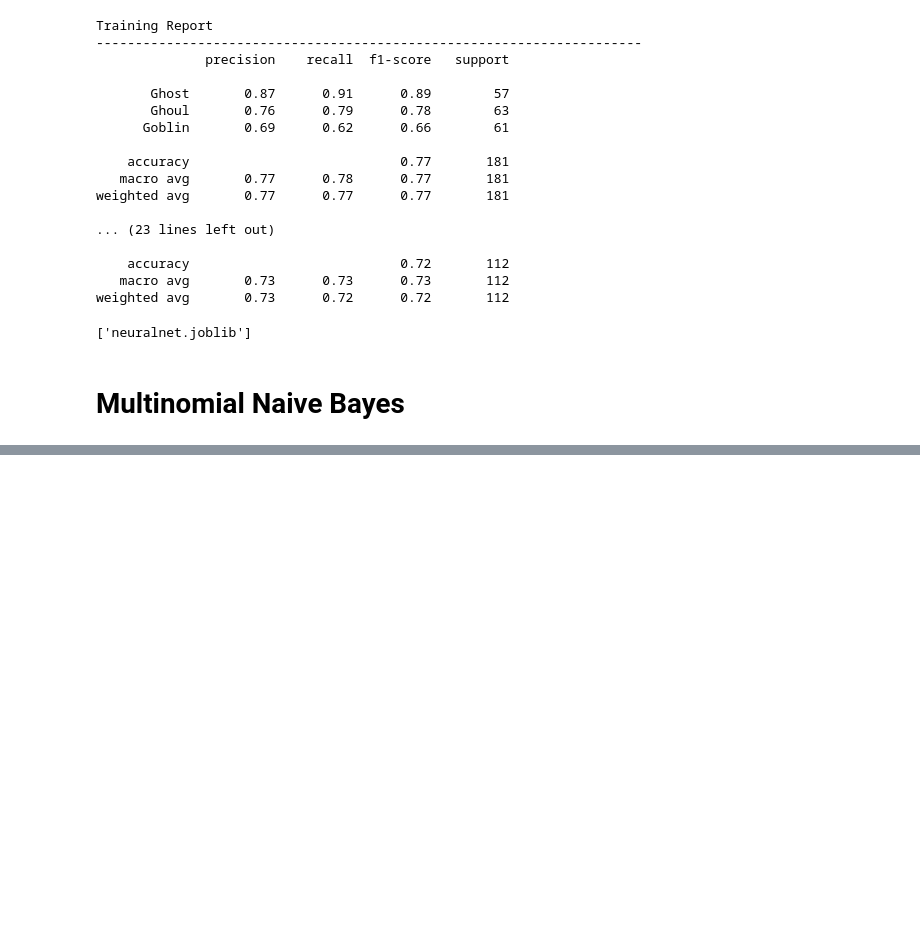
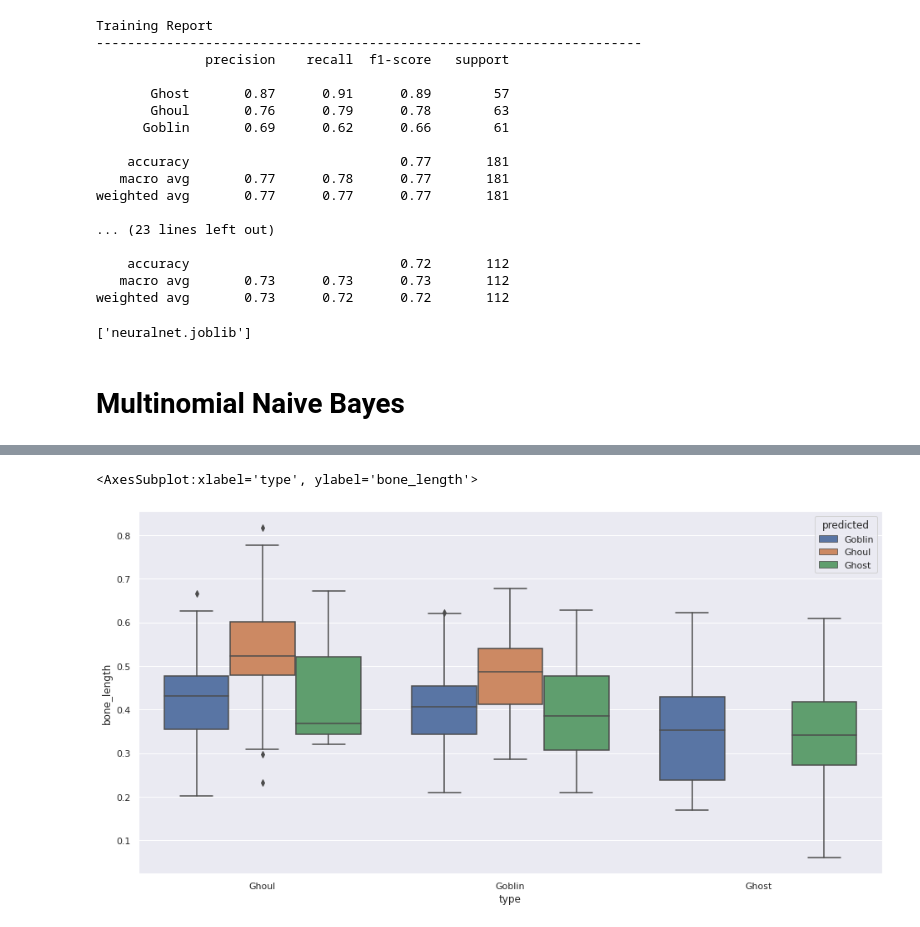
Before and after one commit to it176131/Ghouls-Goblins-and-Ghosts...-Boo-, a Jupyter notebook: Ghouls, Goblins, and Ghosts... Boo!.ipynb, the cells around one changed output, grey strips where cells are left out. Saved outputs shown, nothing was run; the diff lists cells and outputs as text; code cells hidden in the pictures; blank space fills up the shorter version.

Commit message:
working on confusion matrix trying to determine what causes incorrect predictions

```diff
--- a/Ghouls, Goblins, and Ghosts... Boo!.ipynb
+++ b/Ghouls, Goblins, and Ghosts... Boo!.ipynb
@@ -642,0 +686,14 @@ joblib.dump(rscv.best_estimator_, "svm.joblib", compress=True)
+# %%
+logreg = joblib.load("logreg.joblib")
+
+logreg_predict = logreg.predict(X)
+
+logreg_predict = pd.Series(logreg_predict, index=X.index)
+
+logreg_confusion_matrix = pd.DataFrame(
+    confusion_matrix(y_true=y, y_pred=logreg_predict),
+    index=pd.MultiIndex.from_product([["Actual"], y.sort_values().unique()]),
+    columns=pd.MultiIndex.from_product([["Predicted"], y.sort_values().unique()]),
+)
+
+logreg_confusion_matrix
@@ -642,0 +706,25 @@ joblib.dump(rscv.best_estimator_, "svm.joblib", compress=True)
+# %%
+logreg_XyP = pd.concat([X, y, logreg_predict], axis=1)
+
+logreg_XyP.rename(columns={
+    0 : "predicted"
+}, inplace=True)
+
+goblins = logreg_XyP.type == "Goblin"
+
+logreg_XyP_goblins = logreg_XyP.loc[goblins].copy()
+# %%
+fig = plt.figure(figsize=(16,8))
+
+ax = fig.add_subplot(111)
+
+sns.boxplot(
+    data=logreg_XyP,
+    x="type",
+    y="bone_length",
+    hue="predicted",
+    ax=ax
+)
+# %% [output]
+<AxesSubplot:xlabel='type', ylabel='bone_length'>
+[figure, added]
```
Also changed, not shown: parts of 17 cells of this notebook.
